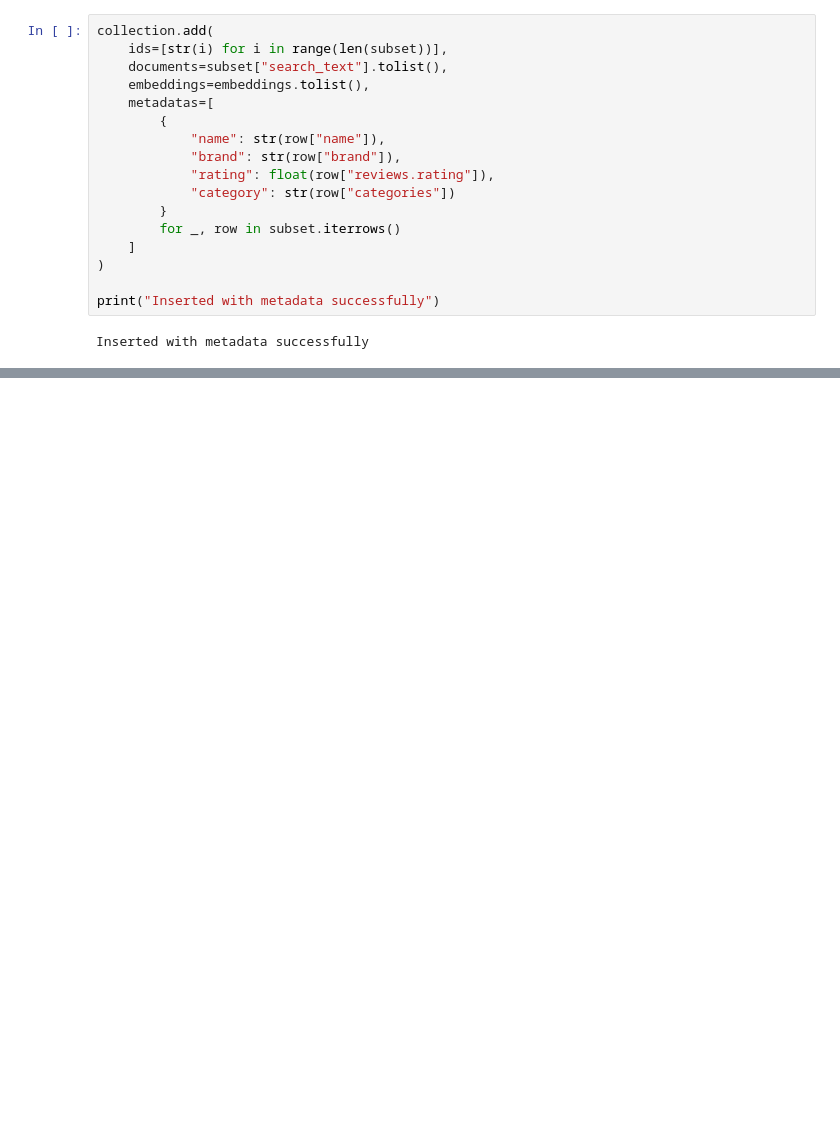
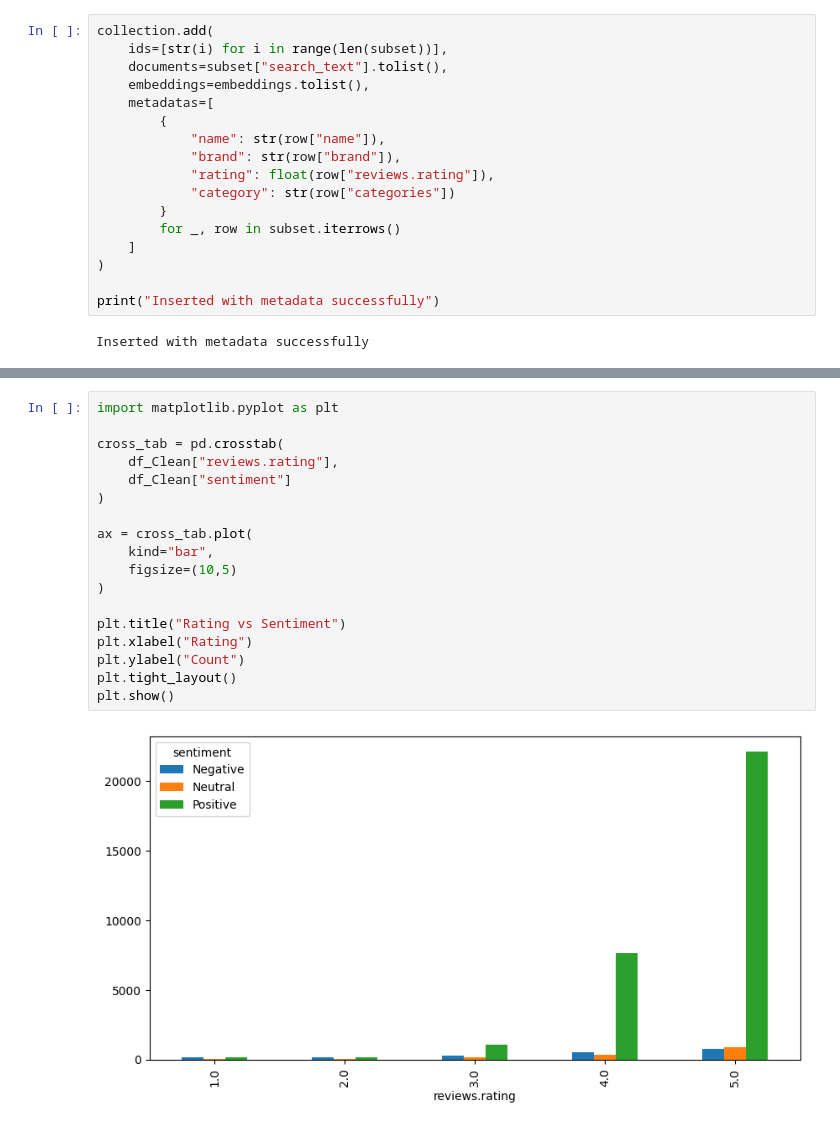
Before and after one commit to MukundaPriyaBasudora/Ecommerce_Semantic_Search_Engine, a Jupyter notebook: notebooks/01_data_exploration.ipynb, the cells around one changed output, grey strips where cells are left out. Drawn from its saved outputs; the diff is of its cells as text; blank space fills up the shorter version.

```diff
--- a/notebooks/01_data_exploration.ipynb
+++ b/notebooks/01_data_exploration.ipynb
@@ -196,0 +388,20 @@ All-New Fire HD 8 Tablet, 8 HD Display, Wi-Fi, 16 GB - Includes Special Offers,
+# %%
+import matplotlib.pyplot as plt
+
+cross_tab = pd.crosstab(
+    df_Clean["reviews.rating"],
+    df_Clean["sentiment"]
+)
+
+ax = cross_tab.plot(
+    kind="bar",
+    figsize=(10,5)
+)
+
+plt.title("Rating vs Sentiment")
+plt.xlabel("Rating")
+plt.ylabel("Count")
+plt.tight_layout()
+plt.show()
+# %% [output]
+[figure, added]
```
Also changed, not shown: parts of 18 cells of this notebook.
